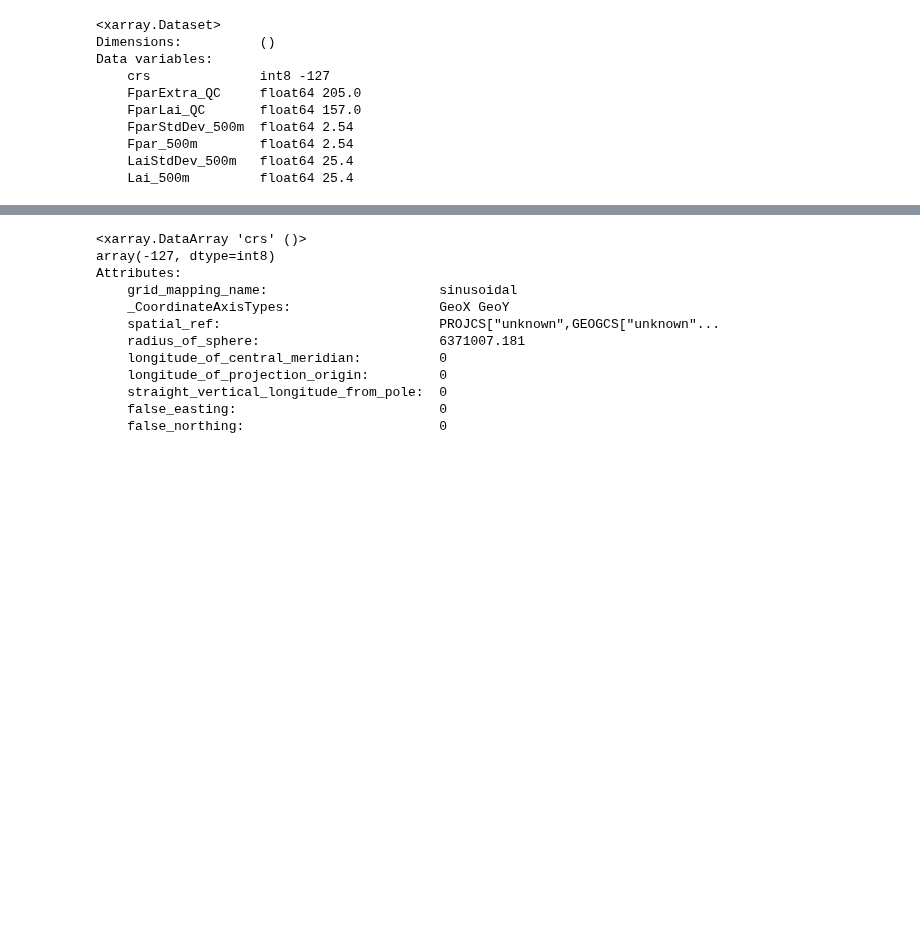
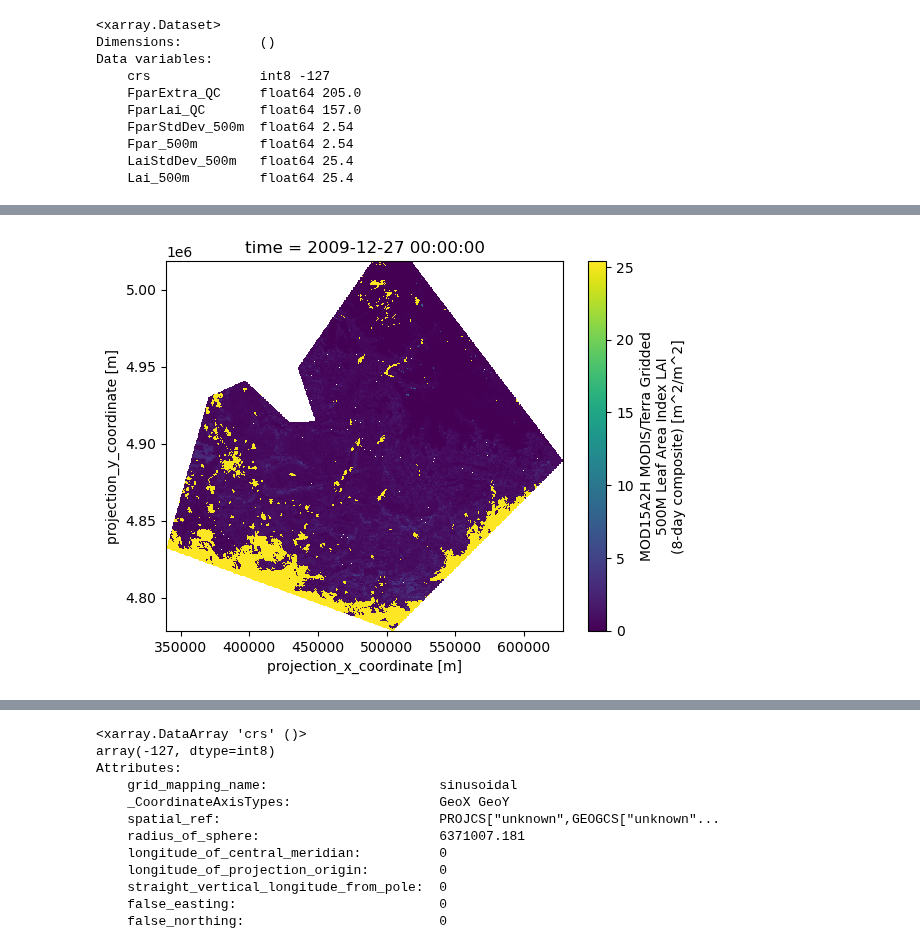
Before and after one commit to Sliders122/wildfire, a Jupyter notebook: src/Inspect_raw_data.ipynb, the cells around one changed output, grey strips where cells are left out. Saved outputs shown, nothing was run; the diff lists cells and outputs as text; code cells hidden in the pictures; blank space fills up the shorter version.

Commit message:
plot the LAI variables

```diff
--- a/src/Inspect_raw_data.ipynb
+++ b/src/Inspect_raw_data.ipynb
@@ -123,0 +145,6 @@ Data variables:
+# %%
+# plot the data
+ds['Lai_500m'][0].plot()
+plt.show()
+# %% [output]
+[figure, added]
```
Also changed, not shown: parts of 3 cells of this notebook.
